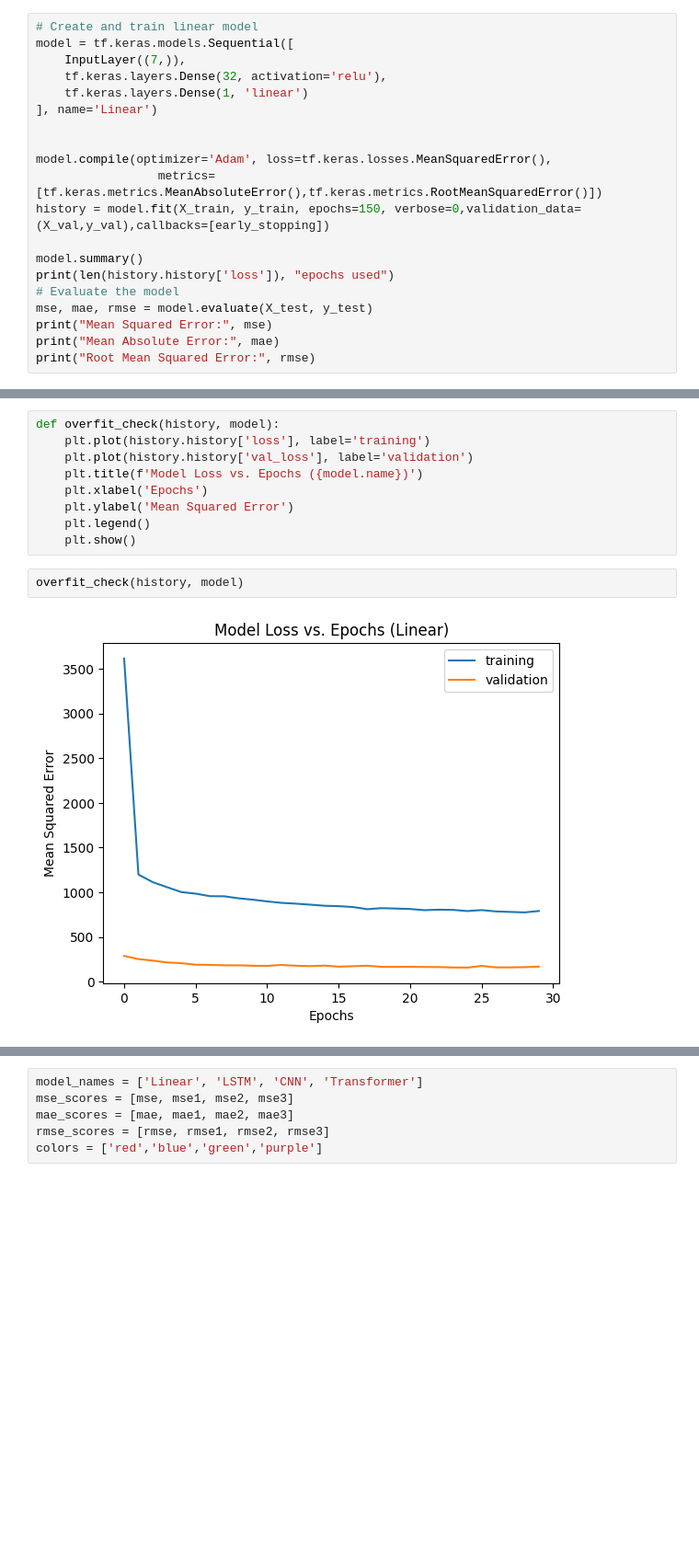
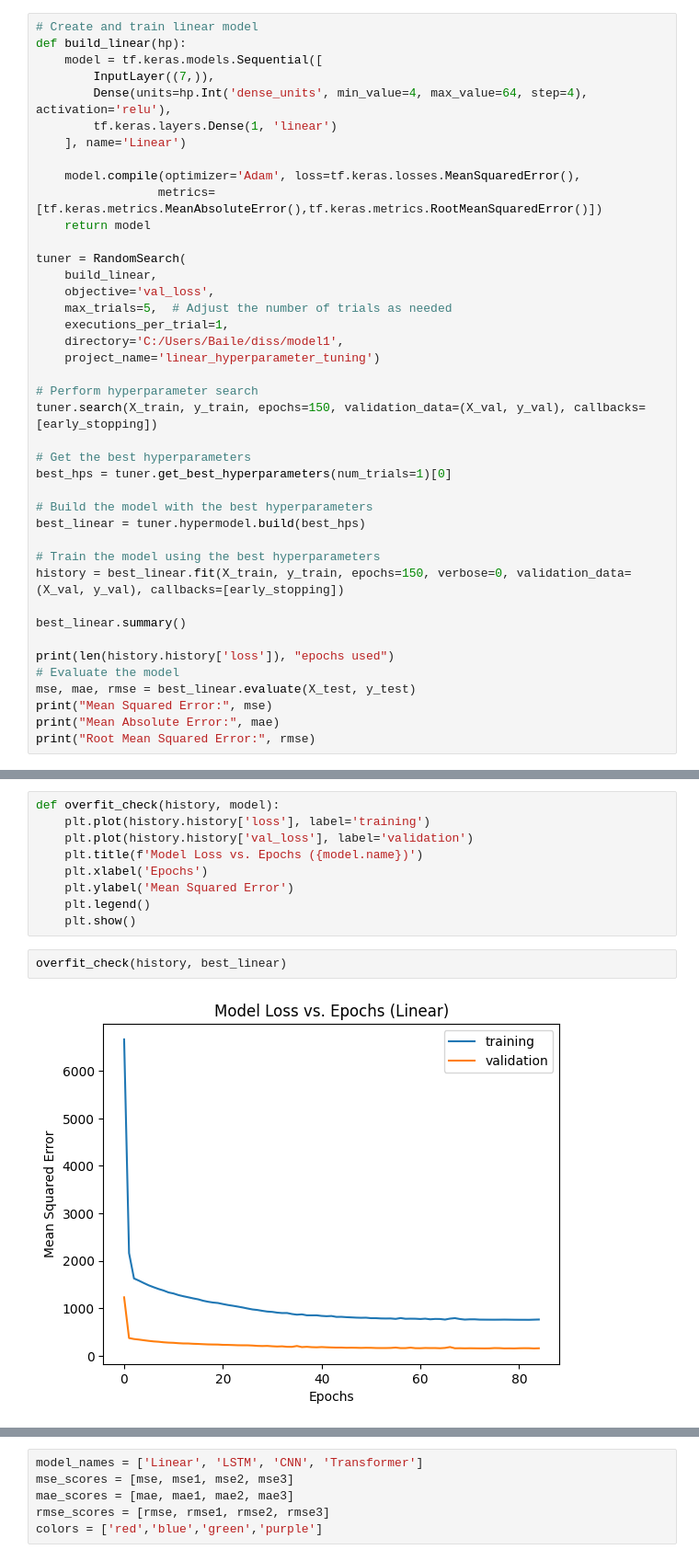
Before and after one commit to Bailey-Ward/Dissertation, a Jupyter notebook: Dissertation.ipynb, the cells around one changed output, grey strips where cells are left out. Shown at 92% size. Drawn from its saved outputs; the diff is of its cells as text; blank space fills up the shorter version.

Commit message:
Hyper-parameter tuning added

```diff
--- a/Dissertation.ipynb
+++ b/Dissertation.ipynb
@@ -213,21 +215,42 @@ Testing set size: 236
 early_stopping = EarlyStopping(monitor='val_loss', patience=5 ,mode='min',restore_best_weights=True)
 # %%
 # Create and train linear model
-model = tf.keras.models.Sequential([
-    InputLayer((7,)),
-    tf.keras.layers.Dense(32, activation='relu'),
-    tf.keras.layers.Dense(1, 'linear')
-], name='Linear')
+def build_linear(hp):
+    model = tf.keras.models.Sequential([
+        InputLayer((7,)),
+        Dense(units=hp.Int('dense_units', min_value=4, max_value=64, step=4), activation='relu'),
+        tf.keras.layers.Dense(1, 'linear')
+    ], name='Linear')
 
+    model.compile(optimizer='Adam', loss=tf.keras.losses.MeanSquaredError(),
+                 metrics=[tf.keras.metrics.MeanAbsoluteError(),tf.keras.metrics.RootMeanSquaredError()])
+    return model
 
-model.compile(optimizer='Adam', loss=tf.keras.losses.MeanSquaredError(),
-                 metrics=[tf.keras.metrics.MeanAbsoluteError(),tf.keras.metrics.RootMeanSquaredError()])
-history = model.fit(X_train, y_train, epochs=150, verbose=0,validation_data=(X_val,y_val),callbacks=[early_stopping])
+tuner = RandomSearch(
+    build_linear,
+    objective='val_loss',
+    max_trials=5,  # Adjust the number of trials as needed
+    executions_per_trial=1,
+    directory='C:/Users/Baile/diss/model1',
+    project_name='linear_hyperparameter_tuning')
 
-model.summary()
+# Perform hyperparameter search
+tuner.search(X_train, y_train, epochs=150, validation_data=(X_val, y_val), callbacks=[early_stopping])
+
+# Get the best hyperparameters
+best_hps = tuner.get_best_hyperparameters(num_trials=1)[0]
+
+# Build the model with the best hyperparameters
+best_linear = tuner.hypermodel.build(best_hps)
+
+# Train the model using the best hyperparameters
+history = best_linear.fit(X_train, y_train, epochs=150, verbose=0, validation_data=(X_val, y_val), callbacks=[early_stopping])
+
+best_linear.summary()
+
 print(len(history.history['loss']), "epochs used")
 # Evaluate the model
-mse, mae, rmse = model.evaluate(X_test, y_test)
+mse, mae, rmse = best_linear.evaluate(X_test, y_test)
 print("Mean Squared Error:", mse)
 print("Mean Absolute Error:", mae)
 print("Root Mean Squared Error:", rmse)
@@ -295,7 +318,7 @@ def overfit_check(history, model):
     plt.legend()
     plt.show()
 # %%
-overfit_check(history, model)
+overfit_check(history, best_linear)
 # %% [output]
-[figure, old version]
+[figure, new version]
 # %%
```
Also changed, not shown: parts of 15 cells of this notebook.
